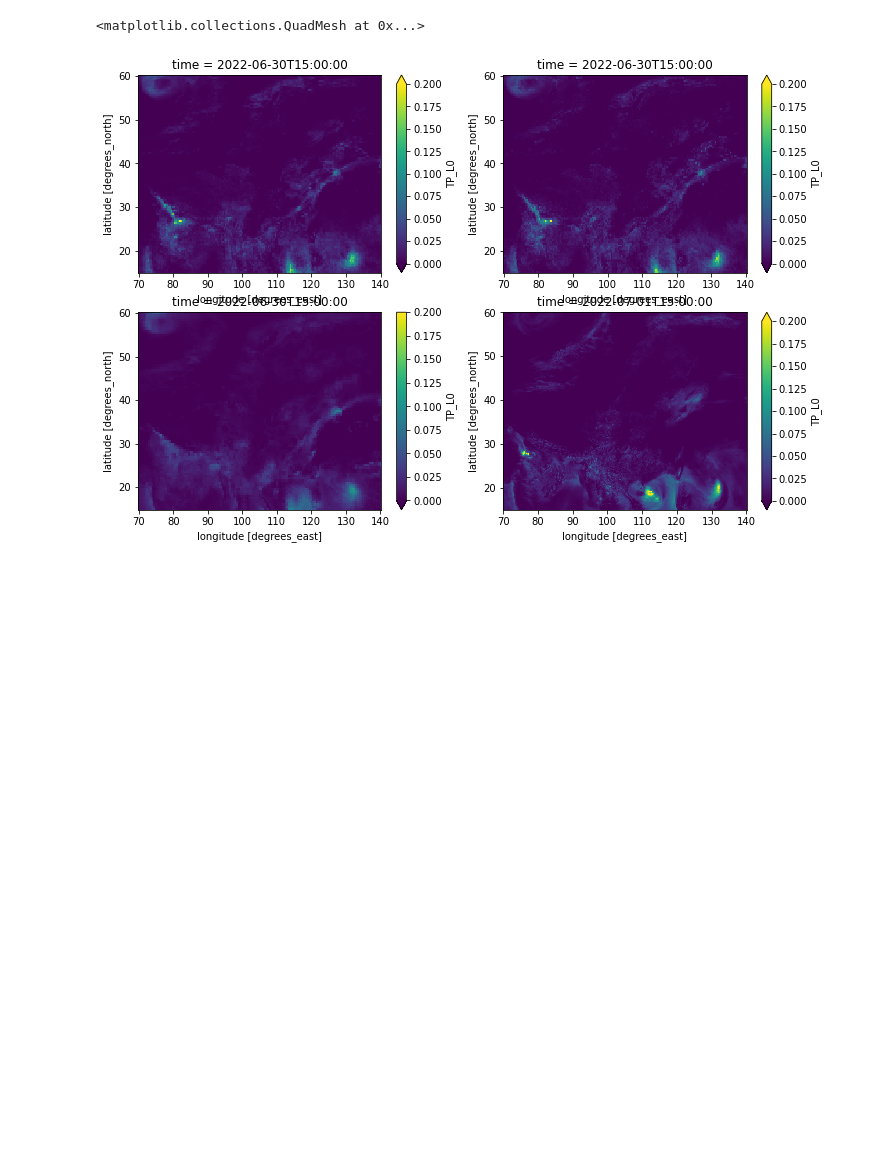
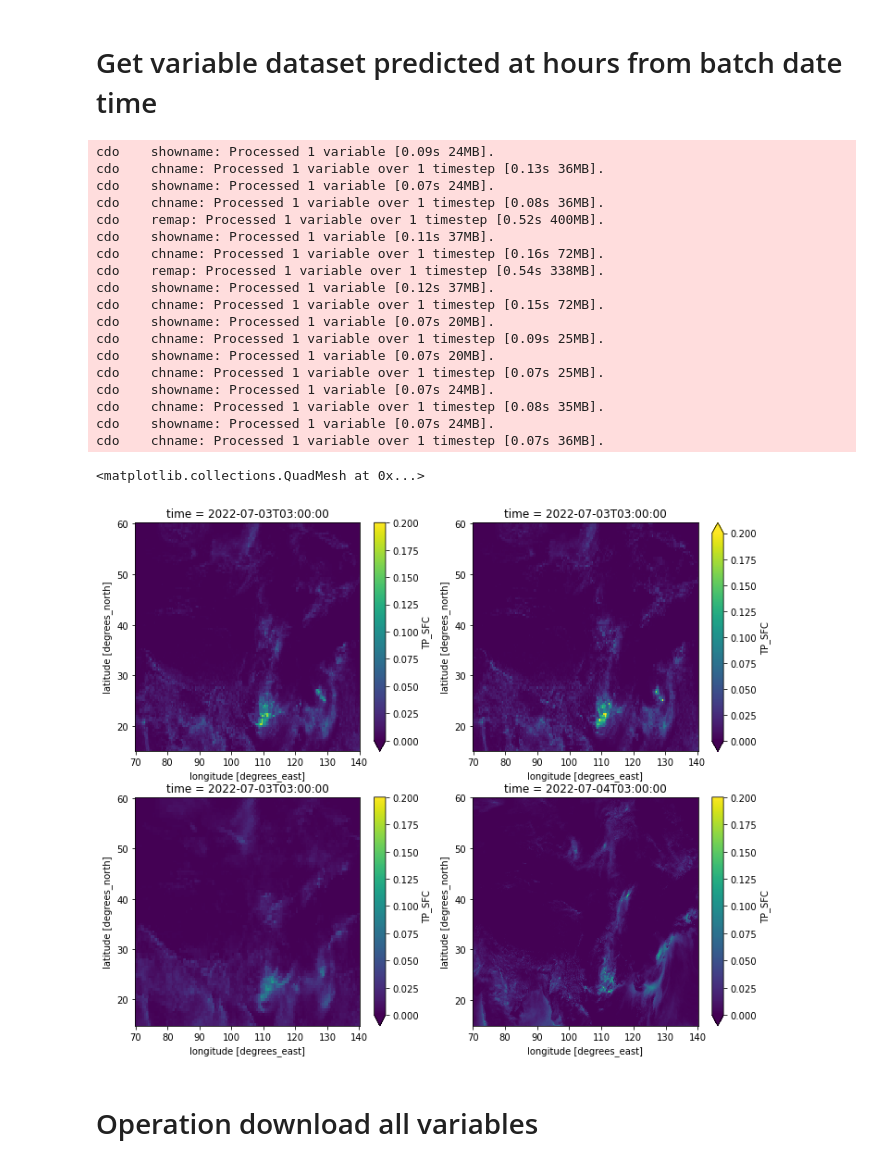
Before and after one commit to cnmetlab/Maesters-of-NWP, a Jupyter notebook: example/example.ipynb, the cells around one changed output. Cells and saved outputs as stored; diff of their text form; code cells hidden in the pictures; blank space fills up the shorter version.

```diff
--- a/example/example.ipynb
+++ b/example/example.ipynb
@@ -10,17 +16,40 @@ Maester('ecmwf','oper',varname='TMP_L0',date='2022-07-01 03:00').xarray()['TMP_L
+# %% [markdown]
+# Get variable dataset predicted at hours from batch date time
 # %%
 from maesters import Maester
 from matplotlib import pyplot as plt
 
-enfo = Maester('ecmwf','enfo',batch ='2022-06-29 12:00',hour=[3,27],varname='TP_L0').xarray()
-icon = Maester('dwd','icon',batch='2022-06-29 12:00',hour=[3,27],varname='TP_L0').xarray()
-geps = Maester('cmc','geps_ens',batch='2022-06-29 12:00',hour=[3,27],varname='TP_L0').xarray()
-oper = Maester('ecmwf','oper',batch='2022-06-29 12:00',hour=[3,27],varname='TP_L0').xarray()
+enfo = Maester('ecmwf','enfo',batch ='2022-07-02 00:00',hour=[3,27],varname='TP_SFC').xarray()
+icon = Maester('dwd','icon',batch='2022-07-02 00:00',hour=[3,27],varname='TP_SFC').xarray()
+geps = Maester('cmc','geps_ens',batch='2022-07-02 00:00',hour=[3,27],varname='TP_SFC').xarray()
+oper = Maester('ecmwf','oper',batch='2022-07-02 00:00',hour=[3,27],varname='TP_SFC').xarray()
 
-fig,axs = plt.subplots(2,2,figsize=(12,8))
-(enfo['TP_L0'].diff('time').sel(lon=slice(70,140),lat=slice(60,15))).plot(vmin=0,vmax=0.2,ax=axs[0,0])
-(oper['TP_L0'].diff('time').sel(lon=slice(70,140),lat=slice(60,15))).plot(vmin=0,vmax=0.2,ax=axs[0,1])
-(icon['TP_L0'].diff('time').sel(lon=slice(70,140),lat=slice(15,60))/1000).plot(vmin=0,vmax=0.2,ax=axs[1,1])
-(geps['TP_L0'].diff('time').sel(lon=slice(70,140),lat=slice(15,60))/1000).plot(vmin=0,vmax=0.2,ax=axs[1,0])
+# plot 24 hours accumulated precipitation from different sources
+fig,axs = plt.subplots(2,2,figsize=(12,10))
+(enfo['TP_SFC'].diff('time').sel(lon=slice(70,140),lat=slice(60,15))).plot(vmin=0,vmax=0.2,ax=axs[0,0])
+(oper['TP_SFC'].diff('time').sel(lon=slice(70,140),lat=slice(60,15))).plot(vmin=0,vmax=0.2,ax=axs[0,1])
+(icon['TP_SFC'].diff('time').sel(lon=slice(70,140),lat=slice(15,60))/1000).plot(vmin=0,vmax=0.2,ax=axs[1,1])
+(geps['TP_SFC'].diff('time').sel(lon=slice(70,140),lat=slice(15,60))/1000).plot(vmin=0,vmax=0.2,ax=axs[1,0])
 # %% [output]
-<matplotlib.collections.QuadMesh at 0x...>
+cdo    showname: Processed 1 variable [0.09s 24MB].
+cdo    chname: Processed 1 variable over 1 timestep [0.13s 36MB].
+cdo    showname: Processed 1 variable [0.07s 24MB].
+cdo    chname: Processed 1 variable over 1 timestep [0.08s 36MB].
+cdo    remap: Processed 1 variable over 1 timestep [0.52s 400MB].
+cdo    showname: Processed 1 variable [0.11s 37MB].
+cdo    chname: Processed 1 variable over 1 timestep [0.16s 72MB].
+cdo    remap: Processed 1 variable over 1 timestep [0.54s 338MB].
+cdo    showname: Processed 1 variable [0.12s 37MB].
+cdo    chname: Processed 1 variable over 1 timestep [0.15s 72MB].
+cdo    showname: Processed 1 variable [0.07s 20MB].
+cdo    chname: Processed 1 variable over 1 timestep [0.09s 25MB].
+cdo    showname: Processed 1 variable [0.07s 20MB].
+cdo    chname: Processed 1 variable over 1 timestep [0.07s 25MB].
+cdo    showname: Processed 1 variable [0.07s 24MB].
+cdo    chname: Processed 1 variable over 1 timestep [0.08s 35MB].
+cdo    showname: Processed 1 variable [0.07s 24MB].
+cdo    chname: Processed 1 variable over 1 timestep [0.07s 36MB].
+<matplotlib.collections.QuadMesh at 0x...>
-[figure, old version]
+[figure, new version]
+# %% [markdown]
+# Operation download all variables
```
Also changed, not shown: parts of 4 cells of this notebook, 12 other files.
